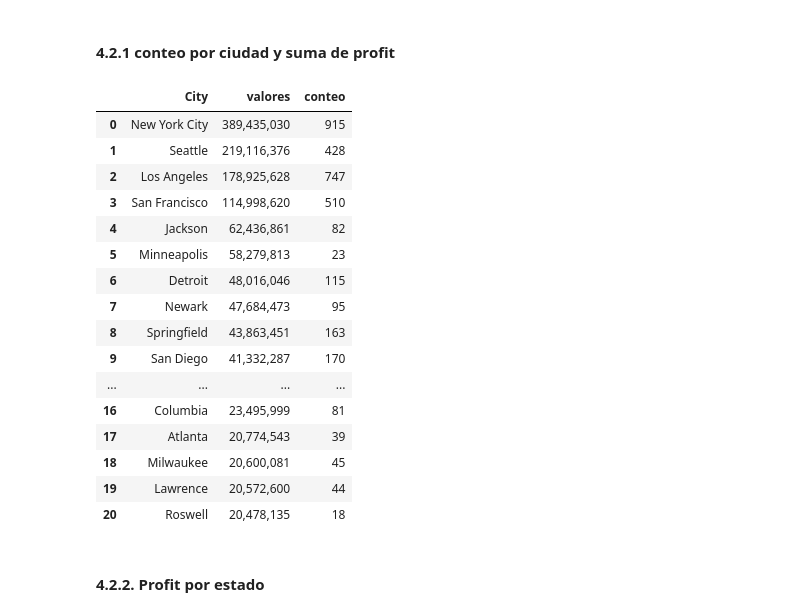
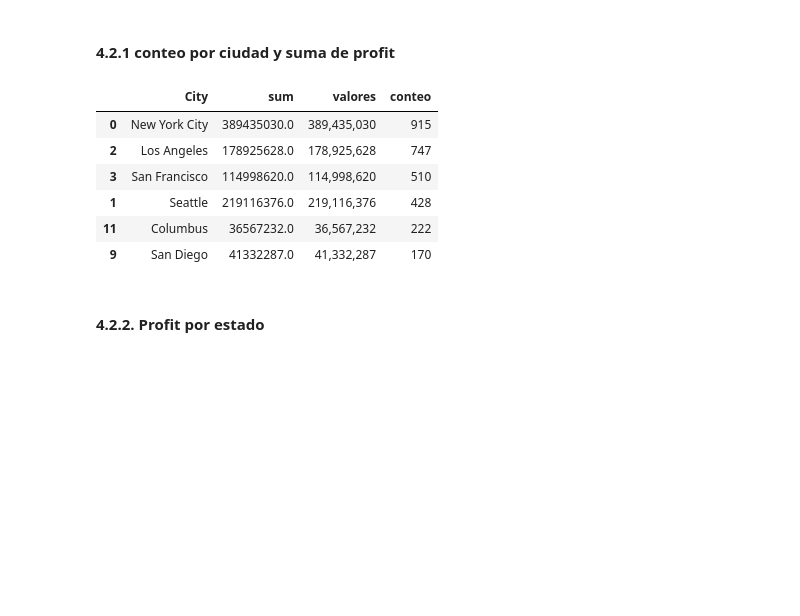
Before and after one commit to repos-especializacion-UdeA/tarea-fundamentos, a Jupyter notebook: entrega_udea.ipynb, the cells around one changed output. Drawn from its saved outputs; the diff is of its cells as text; code cells hidden in the pictures; blank space fills up the shorter version.

```diff
--- a/entrega_udea.ipynb
+++ b/entrega_udea.ipynb
@@ -340,30 +340,20 @@ tabla_pivote
 # %%
 ciudad = df__.groupby(['City'])['Profit'].sum()
 ciudad = ciudad.reset_index(name='sum').sort_values(by='sum',ascending=False).head(21)
 ciudad['valores'] = ciudad['sum'].apply(lambda x: '{:,.0f}'.format(x))
 conteo = df__.groupby(['City'])['City'].count()
 conteo = conteo.reset_index(name='conteo')
-df_result = pd.merge(ciudad,conteo,on='City')
-df_result = df_result.iloc[:,[0,2,3]]
+df_result = pd.merge(ciudad,conteo,on='City').sort_values(by='conteo',ascending=False)
+df_result = df_result.head(6)
 df_result
 # %% [output]
-|  | City | valores | conteo |
-| 0 | New York City | 389,435,030 | 915 |
-| 1 | Seattle | 219,116,376 | 428 |
-| 2 | Los Angeles | 178,925,628 | 747 |
-| 3 | San Francisco | 114,998,620 | 510 |
-| 4 | Jackson | 62,436,861 | 82 |
-| 5 | Minneapolis | 58,279,813 | 23 |
-| 6 | Detroit | 48,016,046 | 115 |
-| 7 | Newark | 47,684,473 | 95 |
-| 8 | Springfield | 43,863,451 | 163 |
-| 9 | San Diego | 41,332,287 | 170 |
-| ... | ... | ... | ... |
-| 16 | Columbia | 23,495,999 | 81 |
-| 17 | Atlanta | 20,774,543 | 39 |
-| 18 | Milwaukee | 20,600,081 | 45 |
-| 19 | Lawrence | 20,572,600 | 44 |
-| 20 | Roswell | 20,478,135 | 18 |
+|  | City | sum | valores | conteo |
+| 0 | New York City | 389435030.0 | 389,435,030 | 915 |
+| 2 | Los Angeles | 178925628.0 | 178,925,628 | 747 |
+| 3 | San Francisco | 114998620.0 | 114,998,620 | 510 |
+| 1 | Seattle | 219116376.0 | 219,116,376 | 428 |
+| 11 | Columbus | 36567232.0 | 36,567,232 | 222 |
+| 9 | San Diego | 41332287.0 | 41,332,287 | 170 |
 # %% [markdown]
 #### 4.2.2. Profit por estado
 # %%
```
Also changed, not shown: parts of 11 cells of this notebook.
